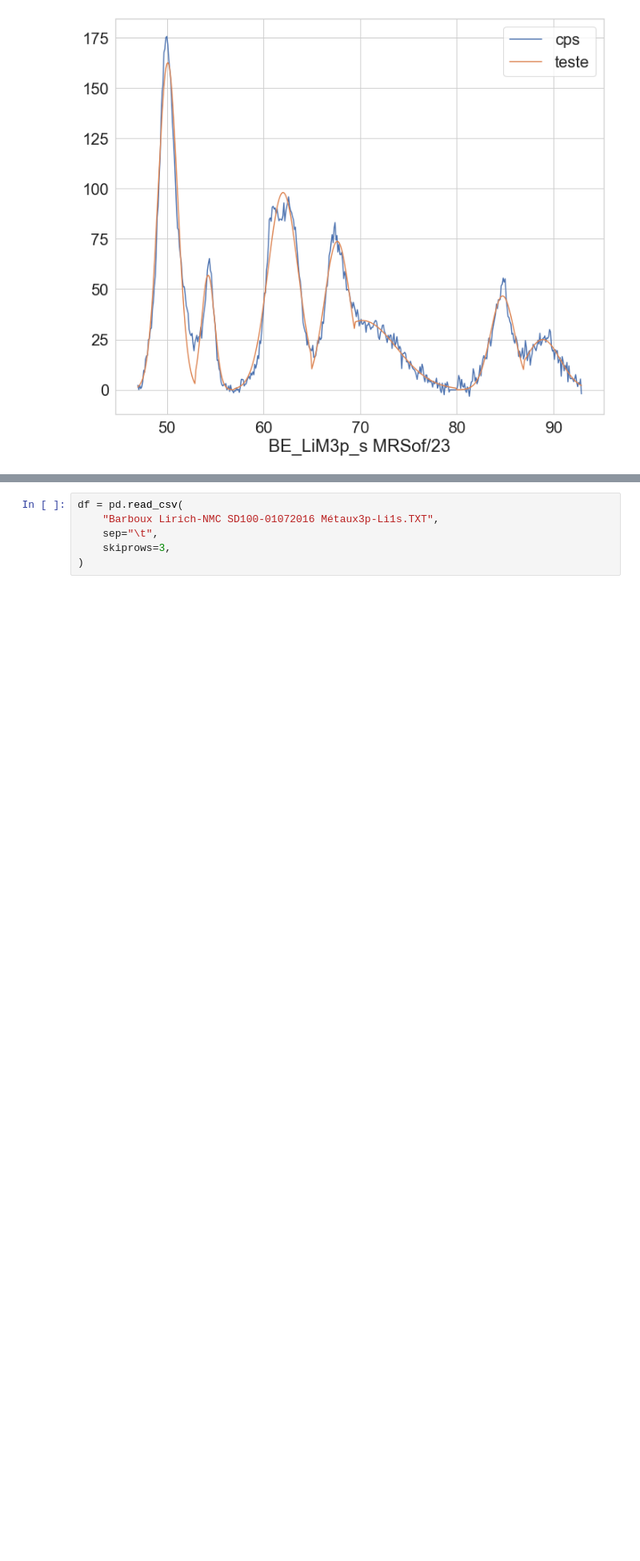
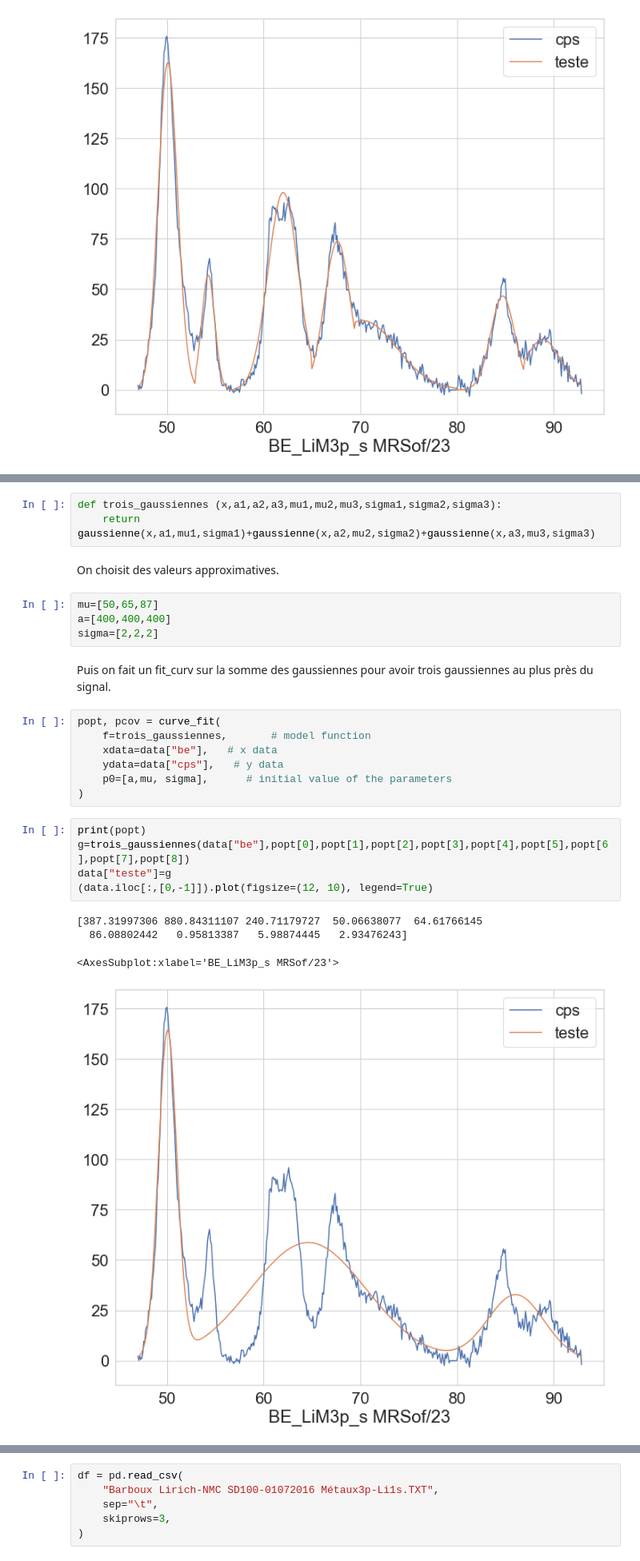
Before and after one commit to mblanchet002/PythonCMI, a Jupyter notebook: Projet_XPS.ipynb, the cells around one changed output, grey strips where cells are left out. Shown at 80% size. Drawn from its saved outputs; the diff is of its cells as text; blank space fills up the shorter version.

```diff
--- a/Projet_XPS.ipynb
+++ b/Projet_XPS.ipynb
@@ -269,0 +363,28 @@ data
+# %%
+def trois_gaussiennes (x,a1,a2,a3,mu1,mu2,mu3,sigma1,sigma2,sigma3):
+    return gaussienne(x,a1,mu1,sigma1)+gaussienne(x,a2,mu2,sigma2)+gaussienne(x,a3,mu3,sigma3)
+# %% [markdown]
+On choisit des valeurs approximatives.
+# %%
+mu=[50,65,87]
+a=[400,400,400]
+sigma=[2,2,2]
+# %% [markdown]
+Puis on fait un fit_curv sur la somme des gaussiennes pour avoir trois gaussiennes au plus près du signal.
+# %%
+popt, pcov = curve_fit(
+    f=trois_gaussiennes,       # model function
+    xdata=data["be"],   # x data
+    ydata=data["cps"],   # y data
+    p0=[a,mu, sigma],      # initial value of the parameters
+)
+# %%
+print(popt)
+g=trois_gaussiennes(data["be"],popt[0],popt[1],popt[2],popt[3],popt[4],popt[5],popt[6],popt[7],popt[8])
+data["teste"]=g
+(data.iloc[:,[0,-1]]).plot(figsize=(12, 10), legend=True)
+# %% [output]
+[387.31997306 880.84311107 240.71179727  50.06638077  64.61766145
+  86.08802442   0.95813387   5.98874445   2.93476243]
+<AxesSubplot:xlabel='BE_LiM3p_s MRSof/23'>
+[figure, added]
```
Also changed, not shown: parts of 56 cells of this notebook.
